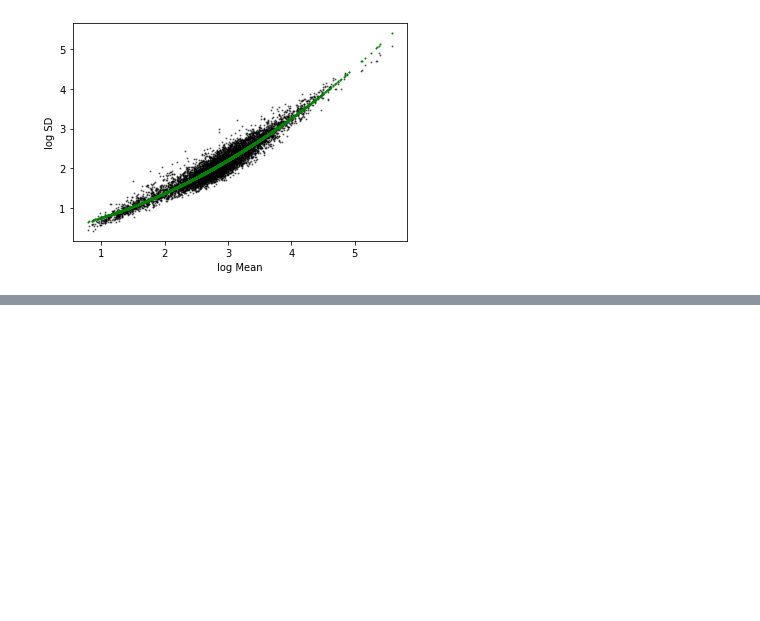
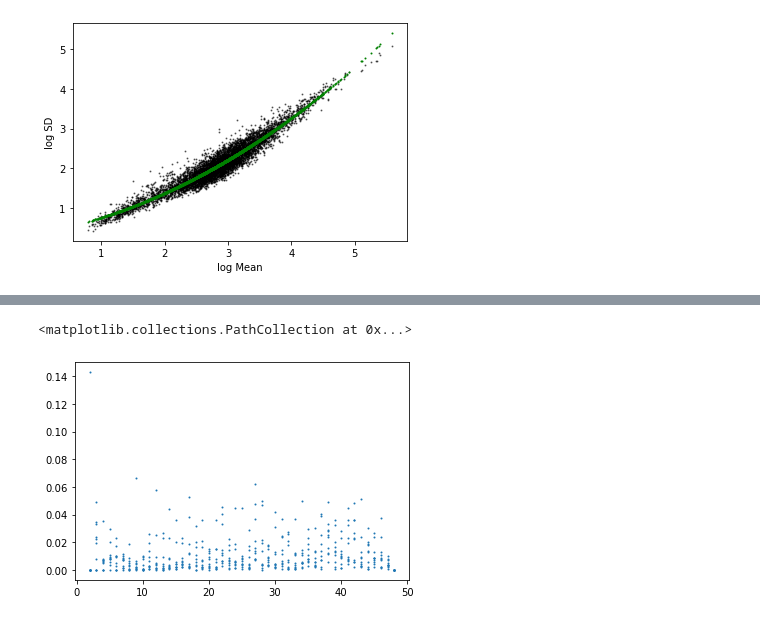
Before and after one commit to ucbmcb288/mcb288, a Jupyter notebook: RNAseq_Replication/MCB288_Barton_2022_nb4.ipynb, the cells around one changed output, grey strips where cells are left out. Cells and saved outputs as stored; diff of their text form; code cells hidden in the pictures; blank space fills up the shorter version.

```diff
--- a/RNAseq_Replication/MCB288_Barton_2022_nb4.ipynb
+++ b/RNAseq_Replication/MCB288_Barton_2022_nb4.ipynb
@@ -230,0 +245,5 @@ plt.legend()
+# %%
+plt.scatter(de.ss,de.FP / (de.FP + de.TP),s=1)
+# %% [output]
+<matplotlib.collections.PathCollection at 0x...>
+[figure, added]
```
Also changed, not shown: parts of 14 cells of this notebook.
